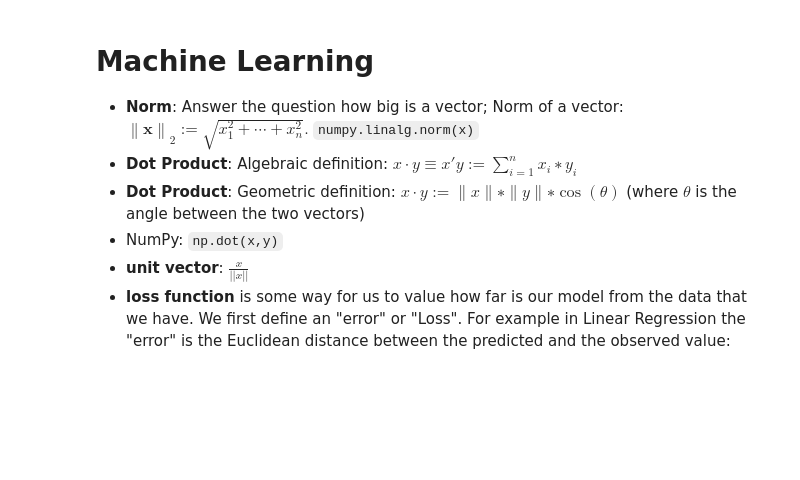
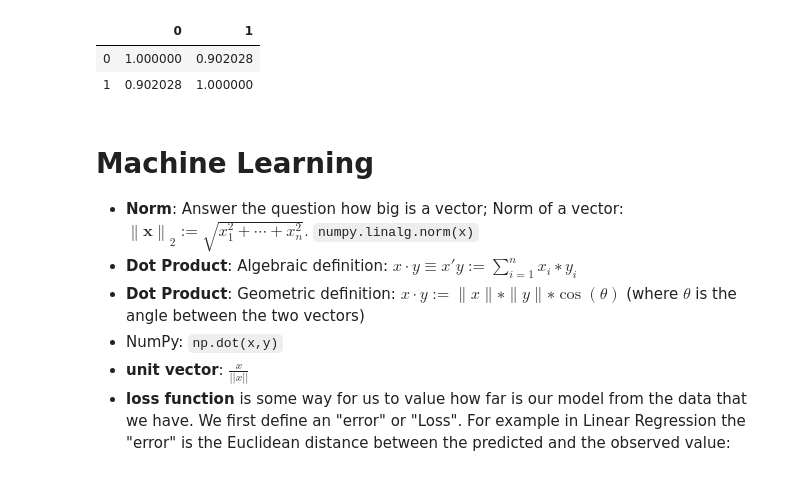
Before and after one commit to lucaberlanda/Magazzino, a Jupyter notebook: MachineLearning/Machine Learning Notes - Theory.ipynb, the cells around one changed output. Drawn from its saved outputs; the diff is of its cells as text; code cells hidden in the pictures; blank space fills up the shorter version.

```diff
--- a/MachineLearning/Machine Learning Notes - Theory.ipynb
+++ b/MachineLearning/Machine Learning Notes - Theory.ipynb
@@ -16,6 +16,12 @@ $( document ).ready(code_toggle);
 <form action="javascript:code_toggle()"><input type="submit" value="Click here to toggle on/off the raw code."></form>''')
 # %% [output]
 [interactive output not drawn]
+# %%
+pd.concat([path_1, path_2], axis=1).corr()
+# %% [output]
+|  | 0 | 1 |
+| 0 | 1.000000 | 0.902028 |
+| 1 | 0.902028 | 1.000000 |
 # %% [markdown]
 # Machine Learning
 
```
Also changed, not shown: 4 other files.
